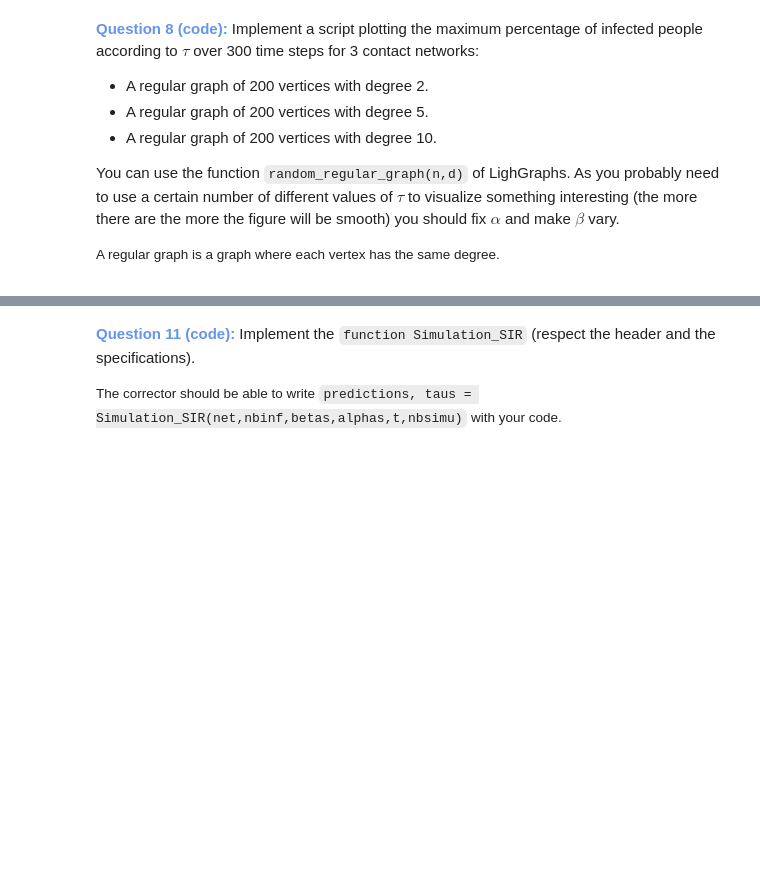
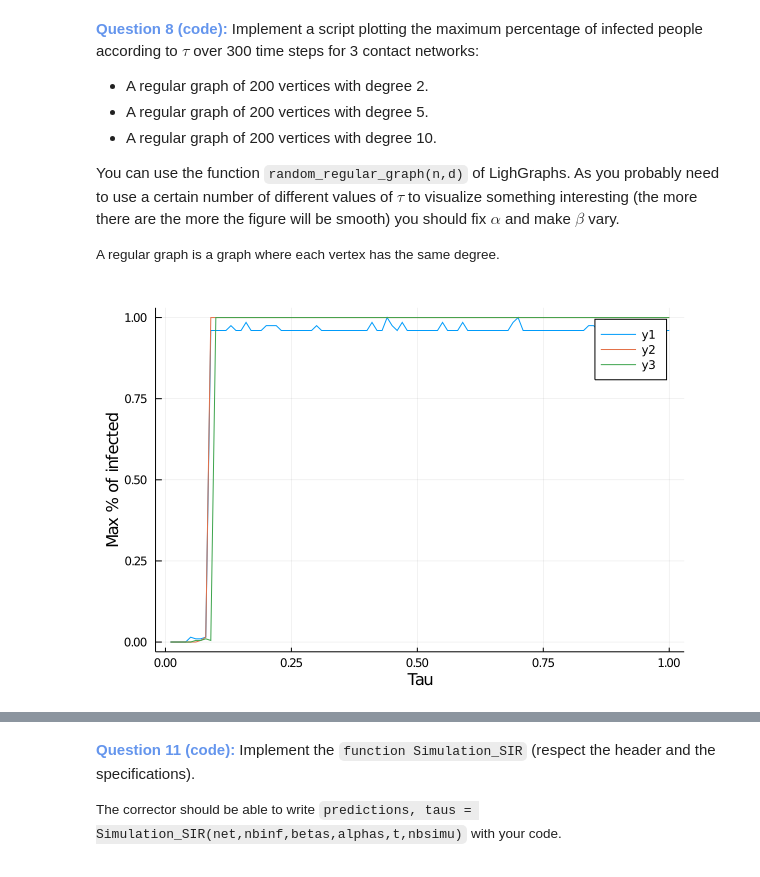
Before and after one commit to BSoDium/epidemic-spreading-sim, a Jupyter notebook: src/graph21-22.ipynb, the cells around one changed output, grey strips where cells are left out. Drawn from its saved outputs; the diff is of its cells as text; code cells hidden in the pictures; blank space fills up the shorter version.

```diff
--- a/src/graph21-22.ipynb
+++ b/src/graph21-22.ipynb
@@ -423,3 +377,34 @@ predictions, taus = Simulation_SIS(graph1,2,betas,alphas,1000,300)
+# %%
+# Plots of the maximum percentage of infected people according to tau over 300 time
+# steps for 3 contact networks.
+
+samples = 100
+initial_infected = 5
+
+graph1 = random_regular_graph(200, 2)
+graph2 = random_regular_graph(200, 5)
+graph3 = random_regular_graph(200, 10)
+
+alphas=[10 for i in 1:samples]
+betas=[i*0.1 for i in 1:samples]
+taus = betas ./ alphas
+
+prediction1, ~ = Simulation_SIS(graph1, initial_infected, betas, alphas, 300, 1)
+prediction2, ~ = Simulation_SIS(graph2, initial_infected, betas, alphas, 300, 1)
+prediction3, ~ = Simulation_SIS(graph3, initial_infected, betas, alphas, 300, 1)
+
+output = zeros(samples, 3)
+
+# calculate the maximum percentage of infected people for each tau
+output[:, 1] = [findmax(prediction1[:,i])[1] for i in 1:samples]
+output[:, 2] = [findmax(prediction2[:,i])[1] for i in 1:samples]
+output[:, 3] = [findmax(prediction3[:,i])[1] for i in 1:samples]
+
+# plot the results
+Plots.plot(taus, output, xlabel="Tau",ylabel="Max % of infected")
+savefig("out/max_infected.png") # comment this line if you want to see the plot
+# %% [output]
+[figure, added]
 # %% [markdown]
 <div style="width:75%;margin:0 auto;">
 
```
Also changed, not shown: parts of 21 cells of this notebook, 16 other files.
